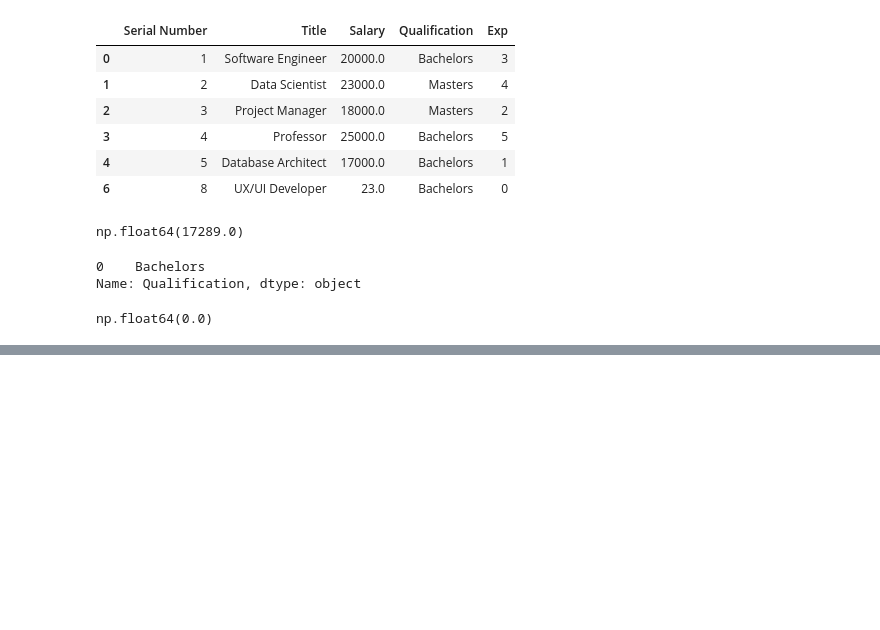
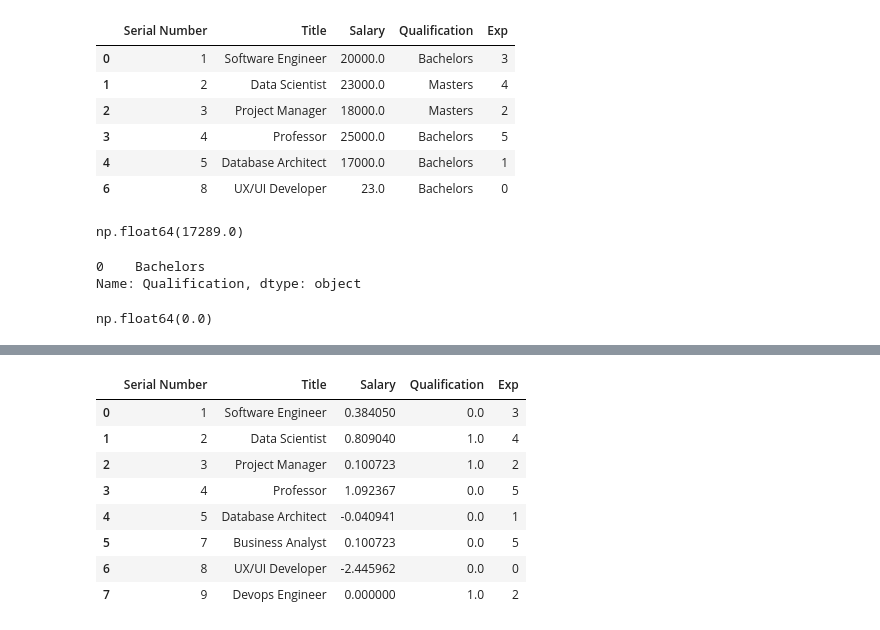
Before and after one commit to sanjai570/data-science, a Jupyter notebook: EDA 1.ipynb, the cells around one changed output, grey strips where cells are left out. Saved outputs shown, nothing was run; the diff lists cells and outputs as text; code cells hidden in the pictures; blank space fills up the shorter version.

```diff
--- a/EDA 1.ipynb
+++ b/EDA 1.ipynb
@@ -88,0 +152,12 @@ np.float64(0.0)
+# %%
+df
+# %% [output]
+|  | Serial Number | Title | Salary | Qualification | Exp |
+| 0 | 1 | Software Engineer | 0.384050 | 0.0 | 3 |
+| 1 | 2 | Data Scientist | 0.809040 | 1.0 | 4 |
+| 2 | 3 | Project Manager | 0.100723 | 1.0 | 2 |
+| 3 | 4 | Professor | 1.092367 | 0.0 | 5 |
+| 4 | 5 | Database Architect | -0.040941 | 0.0 | 1 |
+| 5 | 7 | Business Analyst | 0.100723 | 0.0 | 5 |
+| 6 | 8 | UX/UI Developer | -2.445962 | 0.0 | 0 |
+| 7 | 9 | Devops Engineer | 0.000000 | 1.0 | 2 |
```
Also changed, not shown: parts of 18 cells of this notebook, 2 other files.
